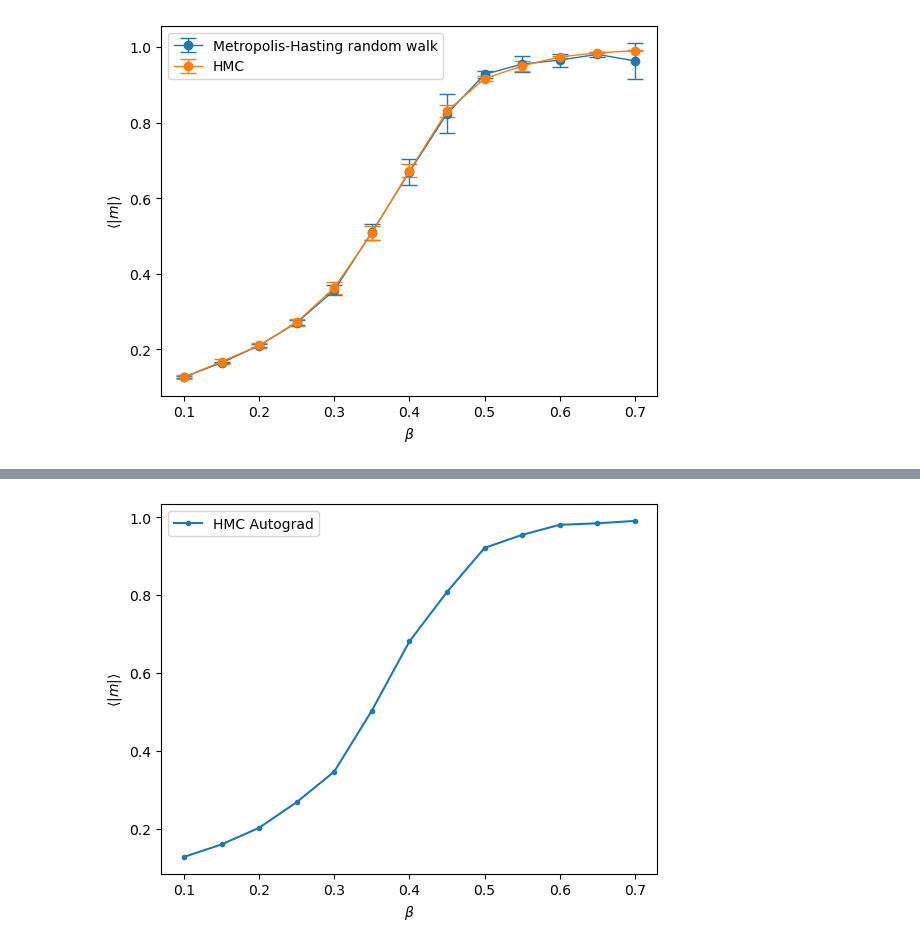
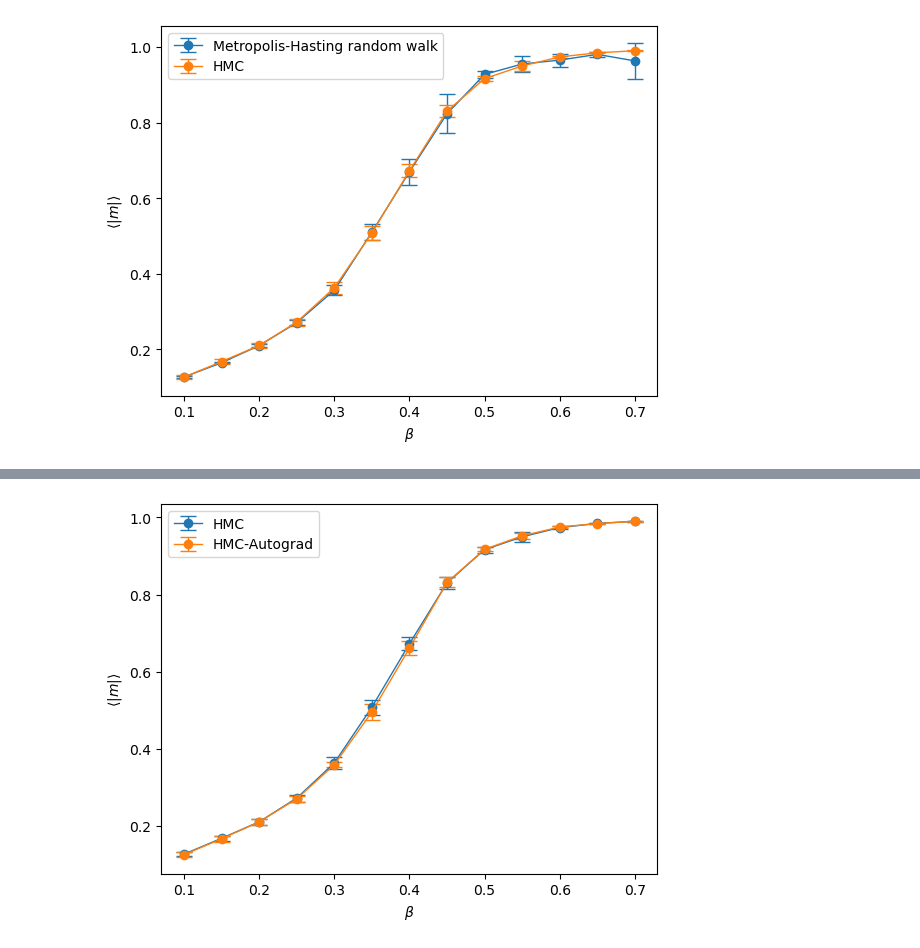
Before and after one commit to WenqingXie47/HMC, a Jupyter notebook: example.ipynb, the cells around one changed output, grey strips where cells are left out. Drawn from its saved outputs; the diff is of its cells as text; code cells hidden in the pictures.

```diff
--- a/test.ipynb
+++ b/example.ipynb
@@ -147,13 +135,13 @@ beta: 0.7,  magnetization: 0.9905217140116201
 # %%
 m_mean_autograd = autograd_m_list.mean(axis=-1)
 m_std_autograd = autograd_m_list.std(axis=-1)
 
 fig, ax = plt.subplots()
-ax.errorbar(beta_list, m_mean_metro, m_std_metro, fmt='o-', linewidth=1, capsize=6, label="Metropolis-Hasting random walk" )
 ax.errorbar(beta_list, m_mean_hmc, m_std_hmc, fmt='o-', linewidth=1, capsize=6, label="HMC")
+ax.errorbar(beta_list, m_mean_autograd, m_std_autograd, fmt='o-', linewidth=1, capsize=6, label="HMC-Autograd")
 ax.set_xlabel(r"$\beta$")
 ax.set_ylabel(r"$\langle |m| \rangle$")
 ax.legend()
 fig.show()
 # %% [output]
-[figure, old version]
+[figure, new version]
```
Also changed, not shown: parts of 2 cells of this notebook, 3 other files.
